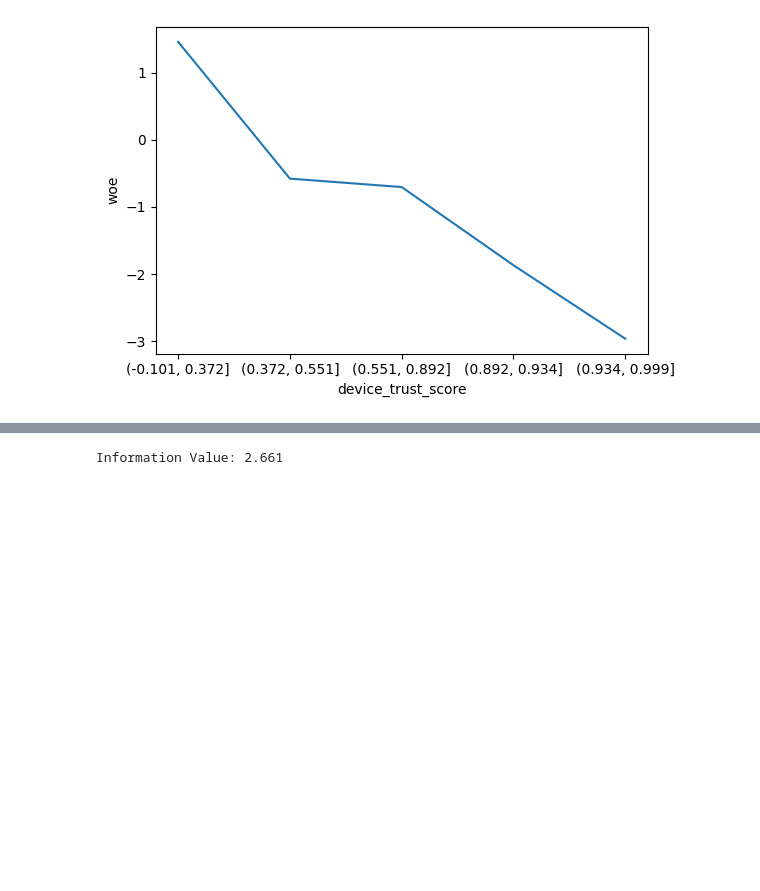
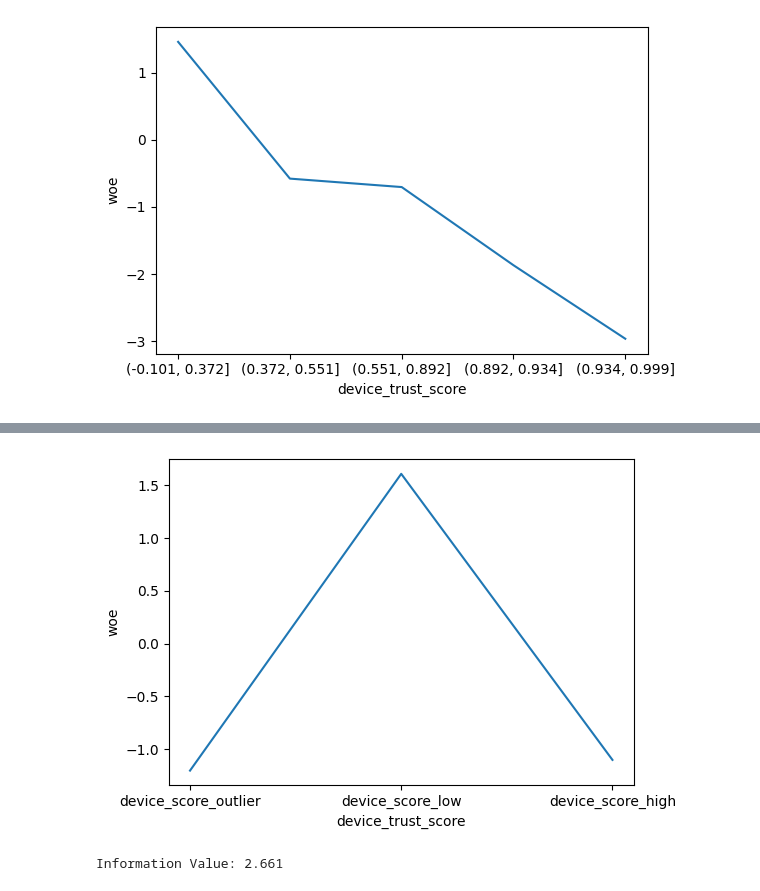
Before and after one commit to sarbol/Financial_Transaction_Fraud_Detection, a Jupyter notebook: notebooks/02_feature_engineering_modelling.ipynb, the cells around one changed output, grey strips where cells are left out. Saved outputs shown, nothing was run; the diff lists cells and outputs as text; code cells hidden in the pictures; blank space fills up the shorter version.

Commit message:
model trained

```diff
--- a/notebooks/02_feature_engineering_modelling.ipynb
+++ b/notebooks/02_feature_engineering_modelling.ipynb
@@ -1529,0 +1617,24 @@ plt.show()
+# %%
+device_score_coarse_bin = pd.cut(
+    train_valid_df.device_trust_score,
+    bins = [-np.inf, 0, 0.40, 1],
+    labels = ["device_score_outlier", "device_score_low", "device_score_high"]
+)
+# %%
+device_trust_score_bin_woe = pd.crosstab(
+    index = device_score_coarse_bin,
+    columns = train_valid_df.is_fraud
+)
+
+device_trust_score_bin_woe.columns.name = None
+device_trust_score_bin_woe.columns = ["not_fraud", "fraud"]
+device_trust_score_bin_woe["proportion_not_fraud"] = device_trust_score_bin_woe.not_fraud / device_trust_score_bin_woe.not_fraud.sum()
+device_trust_score_bin_woe["proportion_fraud"] = device_trust_score_bin_woe.fraud / device_trust_score_bin_woe.fraud.sum()
+device_trust_score_bin_woe["woe"] = np.log(device_trust_score_bin_woe.proportion_fraud / device_trust_score_bin_woe.proportion_not_fraud)
+device_trust_score_bin_woe["iv"] = (device_trust_score_bin_woe.proportion_fraud - device_trust_score_bin_woe.proportion_not_fraud) * device_trust_score_bin_woe.woe
+
+information_value = device_trust_score_bin_woe.iv.sum().round(3)
+
+print(f"Information Value: {information_value}")
+
+device_trust_score_bin_woe
@@ -1530,3 +1648,16 @@ plt.show()
+# %%
+data = device_trust_score_bin_woe.woe.to_frame().reset_index()
+
+data.device_trust_score = data.device_trust_score.astype(str)
+
+fig, ax = plt.subplots(figsize = (6, 4))
+
+sns.lineplot(data = data, x = "device_trust_score", y = "woe", ax = ax)
+
+plt.tight_layout()
+plt.show()
+# %% [output]
+[figure, added]
 # %%
 ip_risk_score_bin_woe = pd.crosstab(
     index = ip_risk_score_bin,
```
Also changed, not shown: parts of 49 cells of this notebook, 1 other file.
